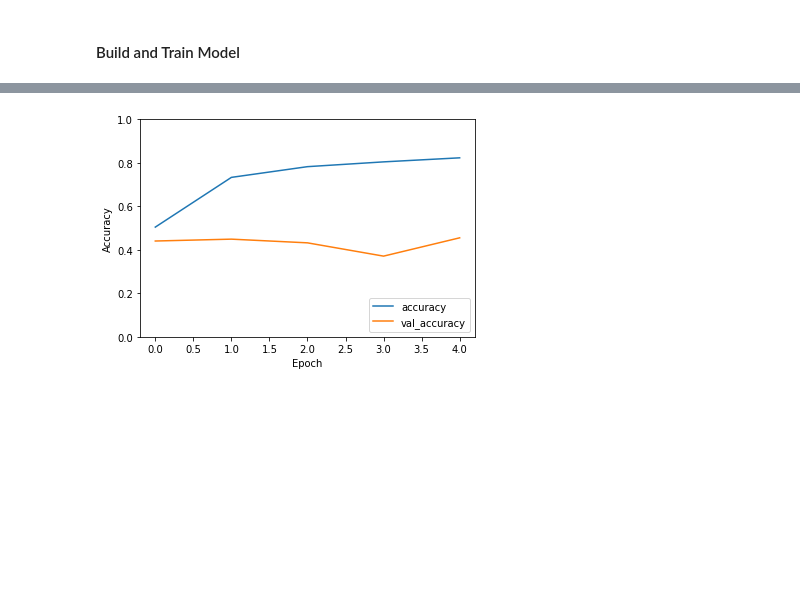
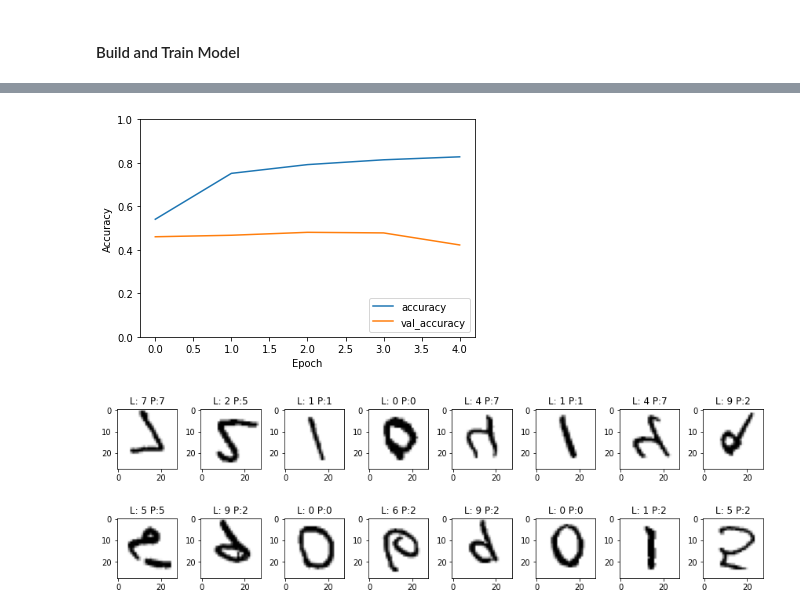
Before and after one commit to mmihevc/CS510, a Jupyter notebook: HW3/tasks/task_four_aug.ipynb, the cells around one changed output, grey strips where cells are left out. Drawn from its saved outputs; the diff is of its cells as text; code cells hidden in the pictures; blank space fills up the shorter version.

Commit message:
task 4 with predictions

```diff
--- a/HW3/tasks/task_four_aug.ipynb
+++ b/HW3/tasks/task_four_aug.ipynb
@@ -88,6 +88,33 @@ def augment(rotationAngleRange, zoomRange, shiftx, shifty, xDataSet, yDataset, l
     plt.tight_layout()
     plt.show()
     return generator
+
+def displayAndPreditSamplesFromDataSet(xDataSet, yDataset, model):
+    # define number of images to show
+    num_row = 2
+    num_col = 8
+    num= num_row*num_col
+
+    # get images
+    images = xDataSet[0:num]
+    labels = yDataset[0:num]
+
+    # plot images
+    fig, axes = plt.subplots(num_row, num_col, figsize=(1.5*num_col,2*num_row))
+    for i in range(num):
+        image = images[i]
+        image = image.reshape(-1, 28, 28, 1)
+
+        prediction = model.predict(image)
+        classID = np.argmax(prediction)
+        #print(prediction[0:])
+
+        ax = axes[i//num_col, i%num_col]
+        ax.imshow(image.squeeze(), cmap='gray_r')
+
+        ax.set_title('L: {} P:{}'.format(labels[i], classID))
+    plt.tight_layout()
+    plt.show()
 # %% [markdown]
 #### Load MNIST Dataset
 # %%
@@ -157,3 +184,4 @@ Epoch 5/5
 # %%
 evaluate(test_flipped_images, test_labels, model)
+displayAndPreditSamplesFromDataSet(test_flipped_images, test_labels, model)
 # %% [output]
@@ -162 +190,2 @@ ACCURACY: 0.4551999866962433
-[figure, old version]
+[figure, new version]
+[figure, added]
```
Also changed, not shown: parts of 3 cells of this notebook, 1 other file.
